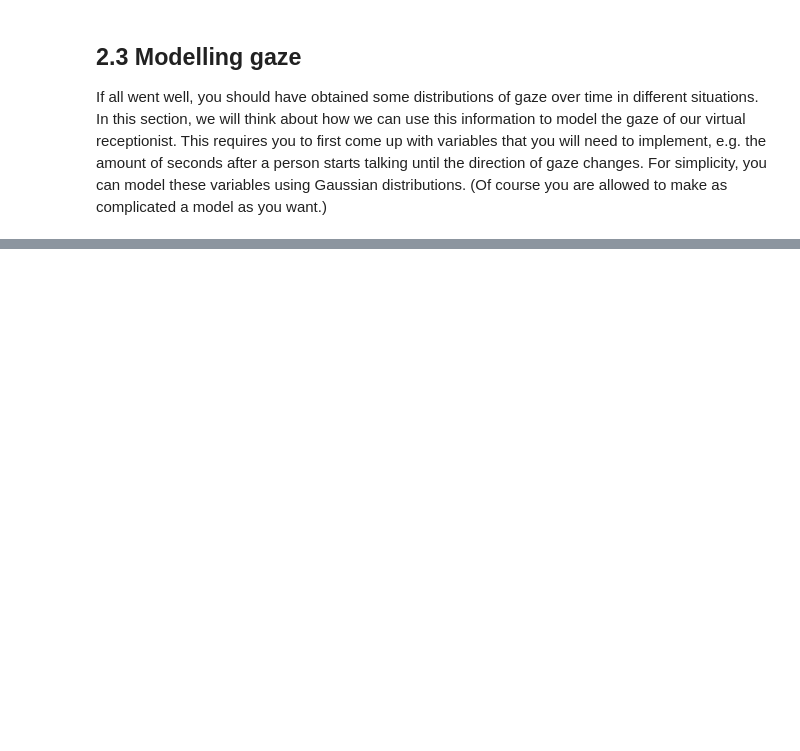
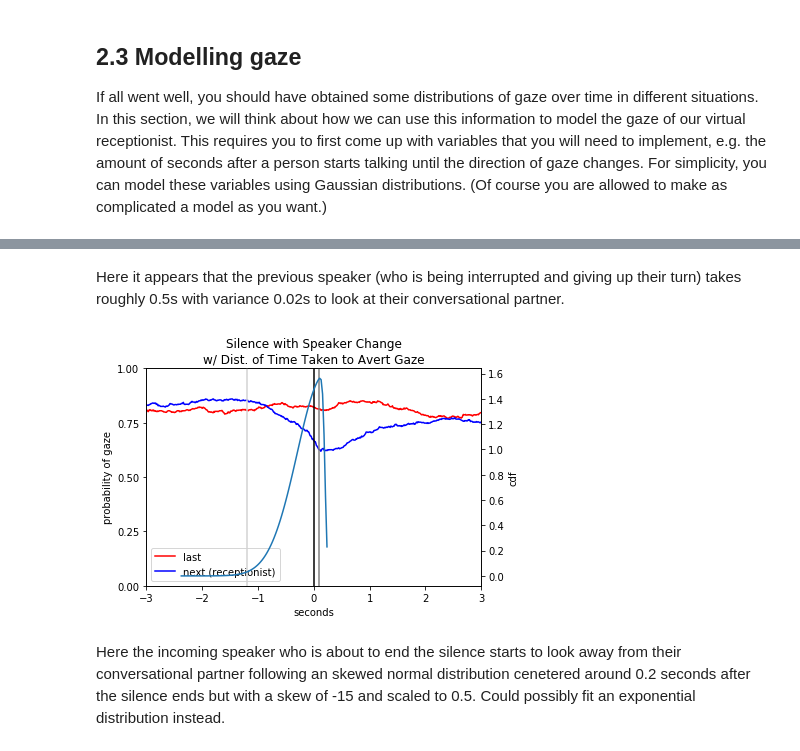
Before and after one commit to adis98/Conv_agents_grp_12, a Jupyter notebook: gaze_lab/CS4270 Gaze Lab.ipynb, the cells around one changed output, grey strips where cells are left out. Drawn from its saved outputs; the diff is of its cells as text; code cells hidden in the pictures; blank space fills up the shorter version.

```diff
--- a/gaze_lab/CS4270 Gaze Lab.ipynb
+++ b/gaze_lab/CS4270 Gaze Lab.ipynb
@@ -619,0 +658,38 @@ For simplicity, you can model these variables using Gaussian distributions. (Of
+# %% [markdown]
+Here it appears that the previous speaker (who is being interrupted and giving up their turn) takes roughly 0.5s with variance 0.02s to look at their conversational partner.
+# %%
+fig, ax1 = plt.subplots()
+
+X = np.linspace(-3, 3, 600)
+Y = plot_data['SIL_with_SC']['original']
+
+ax1.plot(X, Y, 'r', label='last')
+ax1.set_xlabel('seconds')
+ax1.legend()
+
+X = np.linspace(-3, 3, 600)
+Y = plot_data['SIL_with_SC']['incoming']
+
+ax1.plot(X, Y, 'b', label='next (receptionist)')
+ax1.legend()
+ax1.axvline(x=0, color='black')
+ax1.set_yticks([0, .25, .50, .75, 1])
+ax1.set_ylabel('probability of gaze')
+
+ax2 = ax1.twinx()
+ax2.axvline(x=0.1, color='grey')
+ax2.axvline(x=-1.2, color='lightgrey')
+a = -15
+
+x = np.linspace(stats.skewnorm.ppf(0.01, a), stats.skewnorm.ppf(0.99, a), 100)
+ax2.plot(x+0.2, stats.skewnorm.pdf(x, a, scale=0.5))
+ax2.set_xbound([-3, 3])
+ax2.set_ylabel('cdf')
+
+ax2.set_title('Silence with Speaker Change\nw/ Dist. of Time Taken to Avert Gaze')
+
+plt.show()
+# %% [output]
+[figure, added]
+# %% [markdown]
+Here the incoming speaker who is about to end the silence starts to look away from their conversational partner following an skewed normal distribution cenetered around 0.2 seconds after the silence ends but with a skew of -15 and scaled to 0.5. Could possibly fit an exponential distribution instead.
```
Also changed, not shown: parts of 5 cells of this notebook.
